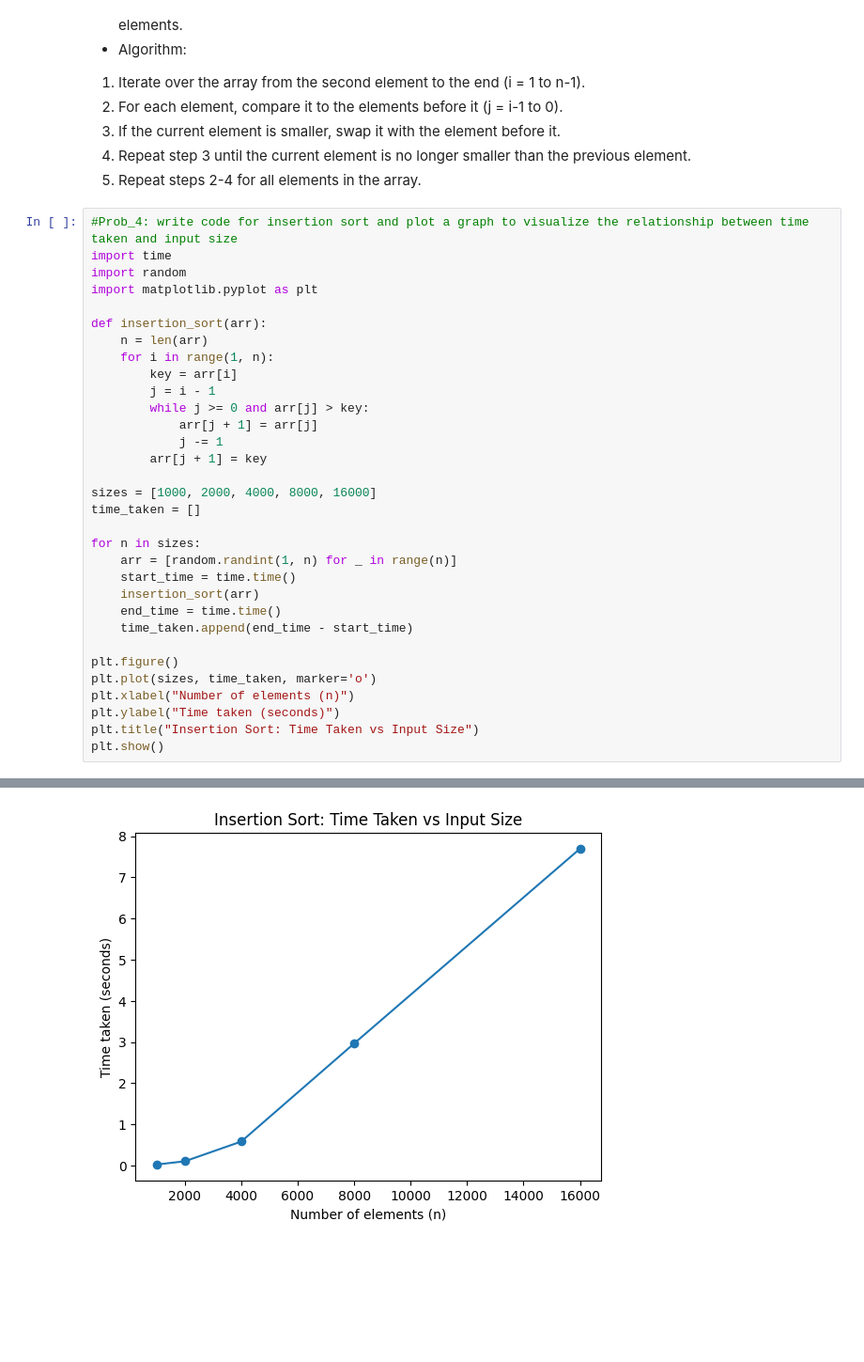
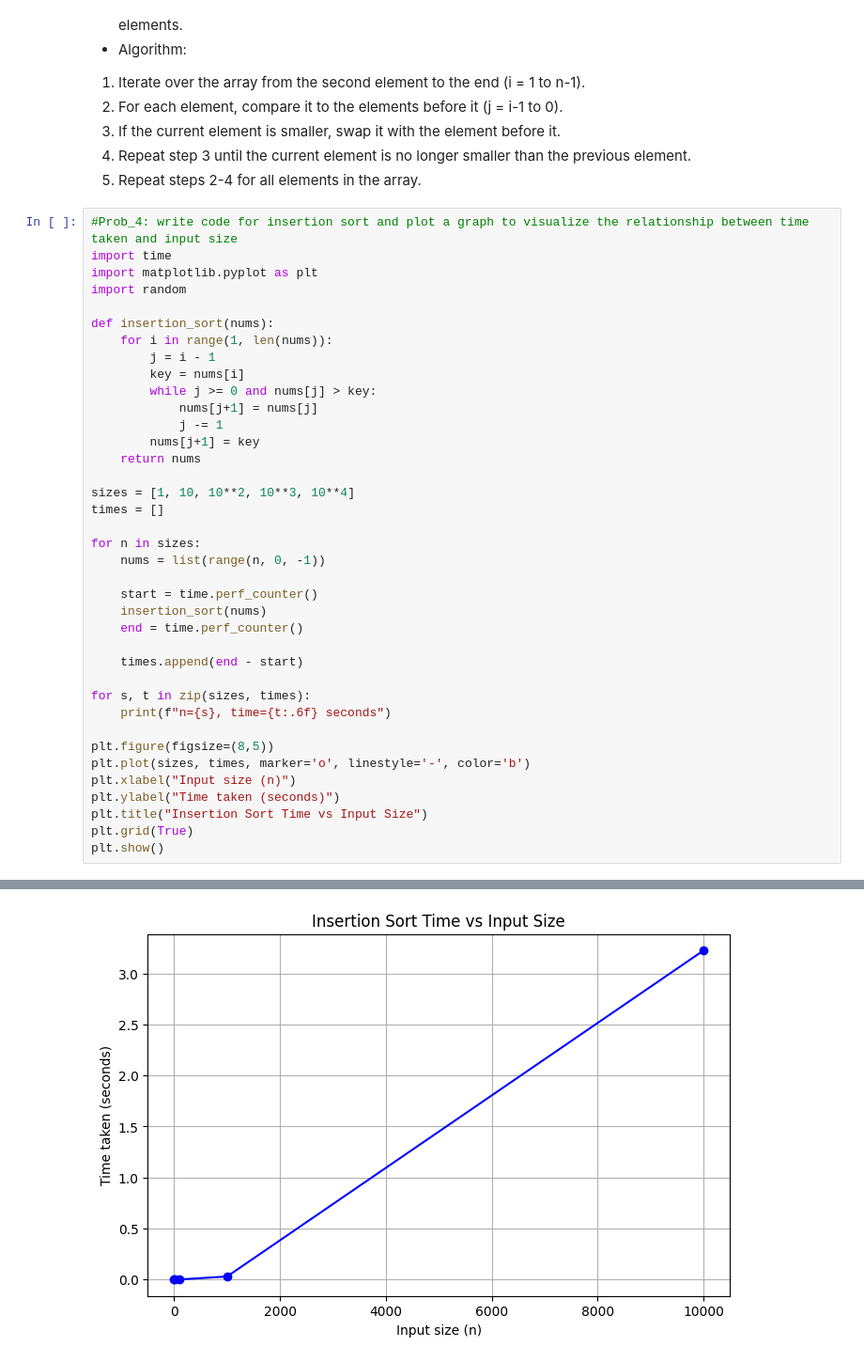
Before and after one commit to amvn303/APS-Lab, a Jupyter notebook: lab_4.ipynb, the cells around one changed output, grey strips where cells are left out. Shown at 94% size. Cells and saved outputs as stored; diff of their text form; blank space fills up the shorter version.

```diff
--- a/lab_4.ipynb
+++ b/lab_4.ipynb
@@ -130,33 +149,39 @@ Sort a given set of elements using the Insertion sort and determine the time req
 # %%
 #Prob_4: write code for insertion sort and plot a graph to visualize the relationship between time taken and input size
 import time
+import matplotlib.pyplot as plt
 import random
-import matplotlib.pyplot as plt
 
-def insertion_sort(arr):
-    n = len(arr)
-    for i in range(1, n):
-        key = arr[i]
+def insertion_sort(nums):
+    for i in range(1, len(nums)):
         j = i - 1
-        while j >= 0 and arr[j] > key:
-            arr[j + 1] = arr[j]
+        key = nums[i]
+        while j >= 0 and nums[j] > key:
+            nums[j+1] = nums[j]
             j -= 1
-        arr[j + 1] = key
+        nums[j+1] = key
+    return nums
 
-sizes = [1000, 2000, 4000, 8000, 16000]
-time_taken = []
+sizes = [1, 10, 10**2, 10**3, 10**4]
+times = []
 
 for n in sizes:
-    arr = [random.randint(1, n) for _ in range(n)]
-    start_time = time.time()
-    insertion_sort(arr)
-    end_time = time.time()
-    time_taken.append(end_time - start_time)
+    nums = list(range(n, 0, -1))
 
-plt.figure()
-plt.plot(sizes, time_taken, marker='o')
-plt.xlabel("Number of elements (n)")
+    start = time.perf_counter()
+    insertion_sort(nums)
+    end = time.perf_counter()
+
+    times.append(end - start)
+
+for s, t in zip(sizes, times):
+    print(f"n={s}, time={t:.6f} seconds")
+
+plt.figure(figsize=(8,5))
+plt.plot(sizes, times, marker='o', linestyle='-', color='b')
+plt.xlabel("Input size (n)")
 plt.ylabel("Time taken (seconds)")
-plt.title("Insertion Sort: Time Taken vs Input Size")
+plt.title("Insertion Sort Time vs Input Size")
+plt.grid(True)
 plt.show()
 # %% [output]
@@ -163 +193 @@ plt.show()
-[figure, old version]
+[figure, new version]
```
Also changed, not shown: parts of 4 cells of this notebook.
